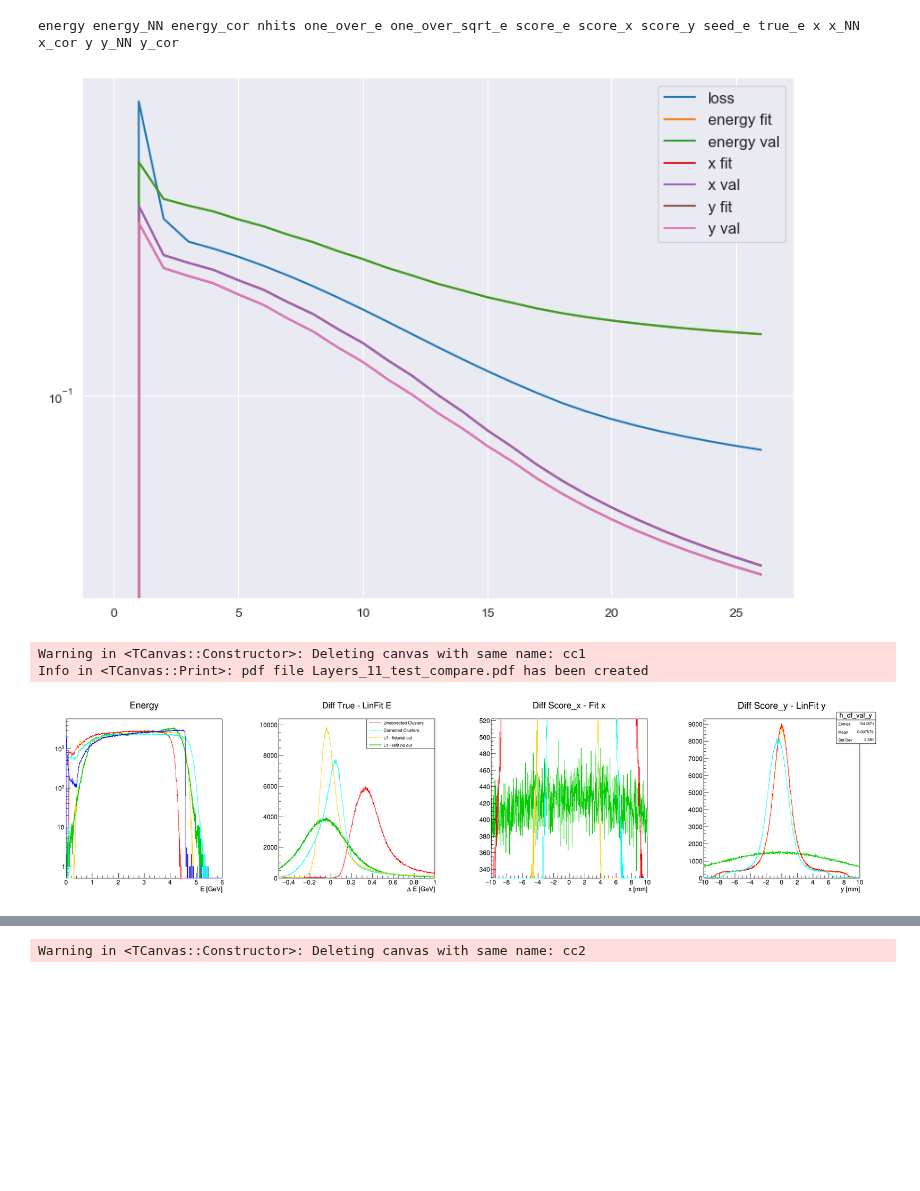
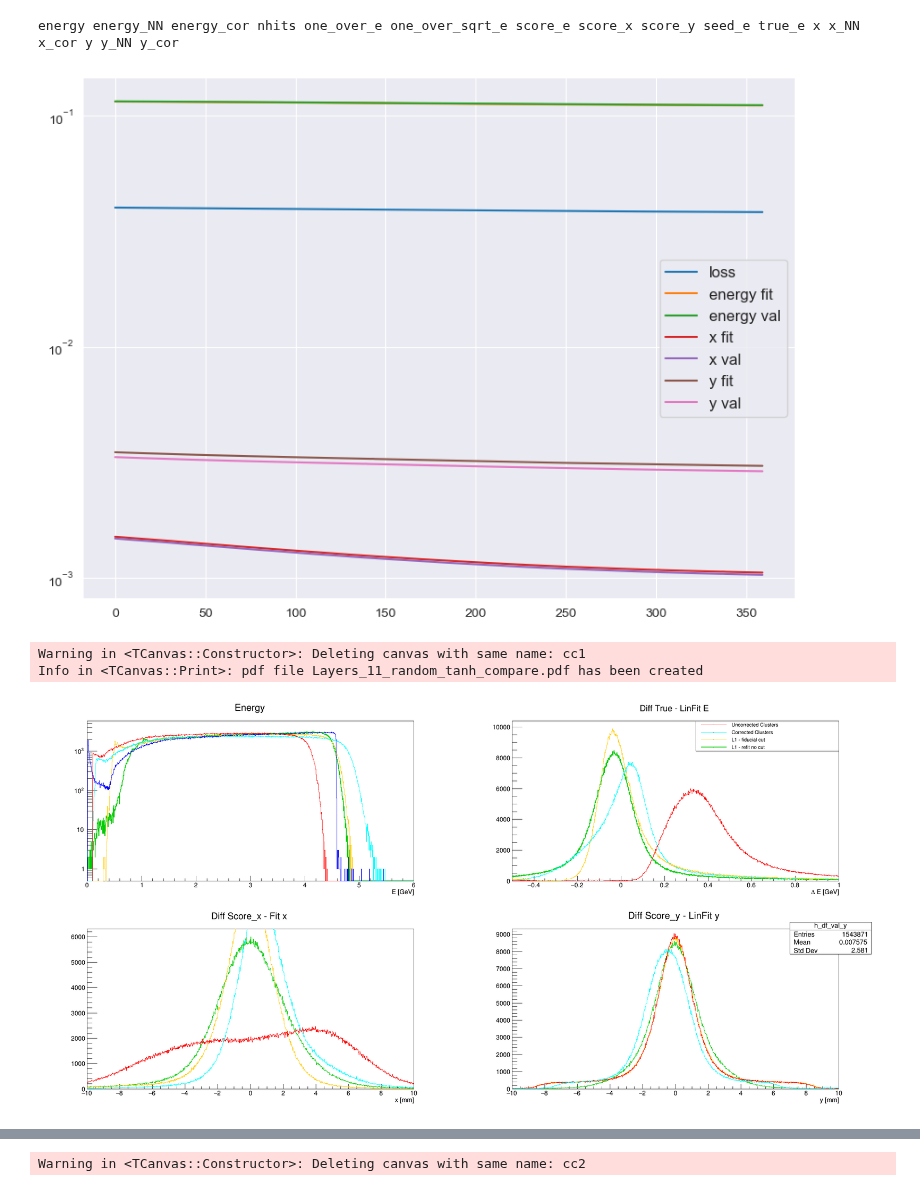
Before and after one commit to mholtrop/Analysis, a Jupyter notebook: MC2021/Continuous/MLPlots.ipynb, the cells around one changed output, grey strips where cells are left out. Cells and saved outputs as stored; diff of their text form; code cells hidden in the pictures; blank space fills up the shorter version.

```diff
--- a/MC2021/Continuous/MLPlots.ipynb
+++ b/MC2021/Continuous/MLPlots.ipynb
@@ -34,7 +34,7 @@ Tensorflow version: 2.9.0
 # ML Plots
 Make plots from the ROOT files that create with the MLTrainer_exy.py program.
 # %%
-plot_file = "Layers_11_test"
+plot_file = "Layers_11_random_tanh"
 
 with open(plot_file+".json", "r") as read_file:
     decodedArray = json.load(read_file)
@@ -97,7 +97,7 @@ plt.yscale("log")
 axes.legend(fontsize=12)
 plt.show()
 # %% [output]
-[figure, old version]
+[figure, new version]
 # %%
 h_true = rdf_val.Histo1D(("h_true", "True Energy;E [GeV]", 1000, 0., 6.), "score_e")
 h_clus = rdf_val.Histo1D(("h_clus", "Cluster Energy;E [GeV]", 1000, 0., 6.), "energy")
@@ -125,8 +125,8 @@ h2_dfe_e = rdf_val.Define("d","score_e - energy_NN").Histo2D(("h2_dfe_e","Diff E
 h2_dfe_x = rdf_val.Define("d","score_e - energy_NN").Histo2D(("h2_dfe_x","Diff E vs X;score_x[mm];#Delta E[GeV]",200,-350.,350.,100,-0.5,1.),"score_x","d")
 h2_dfe_y = rdf_val.Define("d","score_e - energy_NN").Histo2D(("h2_dfe_y","Diff E vs Y;score_y[mm];#Delta E[GeV]",200,-100.,100.,100,-0.5,1.),"score_y","d")
 # %%
-cc1 = R.TCanvas("cc1", "cc1", 2400, 600)
-cc1.Divide(4, 1)
+cc1 = R.TCanvas("cc1", "cc1", 2400, 1200)
+cc1.Divide(2, 2)
 # cc1 = R.TCanvas("cc1", "cc1", 1200, 1200)
 # cc1.Divide(2, 2)
 p1 = cc1.cd(1)
@@ -172,35 +172,35 @@ h_df_val_x.SetLineColor(R.kGreen+1)
 h_df_val_x.Draw("same")
 h_df_linval_x.SetLineColor(R.kOrange)
 h_df_linval_x.Draw("same")
 h_df_clus_x.SetStats(0)
 h_df_clus_x.SetLineColor(R.kRed)
 h_df_clus_x.Draw("same")
 h_df_clus_cor_x.SetStats(0)
 h_df_clus_cor_x.SetLineColor(R.kCyan)
 h_df_clus_cor_x.Draw("same")
 
 p4 = cc1.cd(4)
 h_df_val_y.SetStats(0)
 h_df_val_y.SetLineColor(R.kGreen+1)
 h_df_linval_y.Draw()
 h_df_val_y.Draw("same")
 h_df_linval_y.SetLineColor(R.kOrange)
 h_df_linval_y.Draw("same")
 
 h_df_clus_y.SetStats(0)
 h_df_clus_y.SetLineColor(R.kRed)
 h_df_clus_y.Draw("same")
 
 h_df_clus_cor_y.SetStats(0)
 h_df_clus_cor_y.SetLineColor(R.kCyan)
 h_df_clus_cor_y.Draw("same")
 
 cc1.Draw()
 cc1.SaveAs(plot_file+"_compare.pdf")
 # %% [output]
 Warning in <TCanvas::Constructor>: Deleting canvas with same name: cc1
-Info in <TCanvas::Print>: pdf file Layers_11_test_compare.pdf has been created
+Info in <TCanvas::Print>: pdf file Layers_11_random_tanh_compare.pdf has been created
-[figure, old version]
+[figure, new version]
 # %%
 print("ENERGY:")
 print(f"Ecal cluster, N = {h_df_clus_cor.GetEntries():8.0f} mu = {h_df_clus_cor.GetMean():8.5f} rms={h_df_clus_cor.GetRMS():8.5f}")
```
Also changed, not shown: parts of 1 cell of this notebook, 1 other file.
